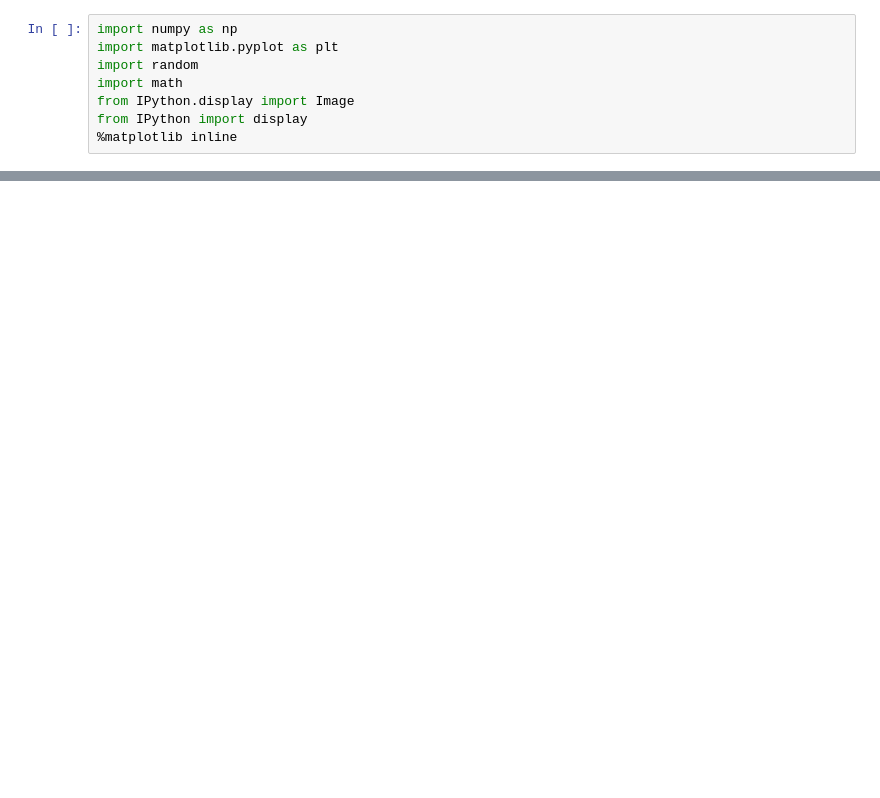
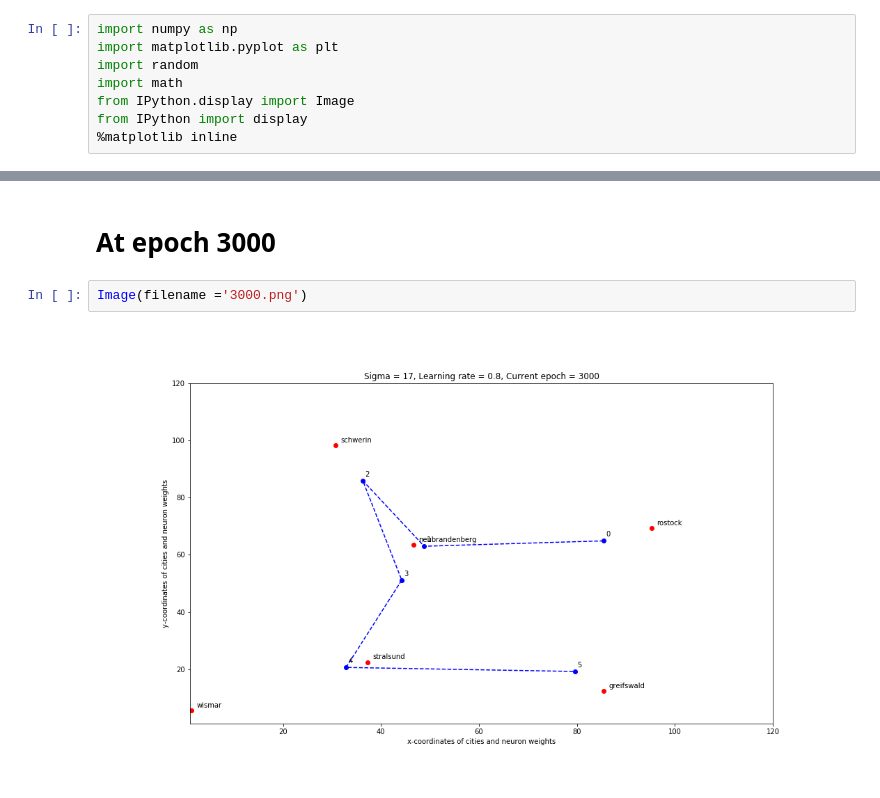
Before and after one commit to rameshjes/neural-network, a Jupyter notebook: assignment09/ruby/workbench_ruby_09.ipynb, the cells around one changed output, grey strips where cells are left out. Drawn from its saved outputs; the diff is of its cells as text; blank space fills up the shorter version.

```diff
--- a/assignment09/ruby/workbench_ruby_09.ipynb
+++ b/assignment09/ruby/workbench_ruby_09.ipynb
@@ -150,0 +279,6 @@ for f in range(50):
+# %% [markdown]
+# At epoch 3000
+# %%
+Image(filename ='3000.png')
+# %% [output]
+[figure, added]
```
Also changed, not shown: parts of 24 cells of this notebook, 11 other files.
